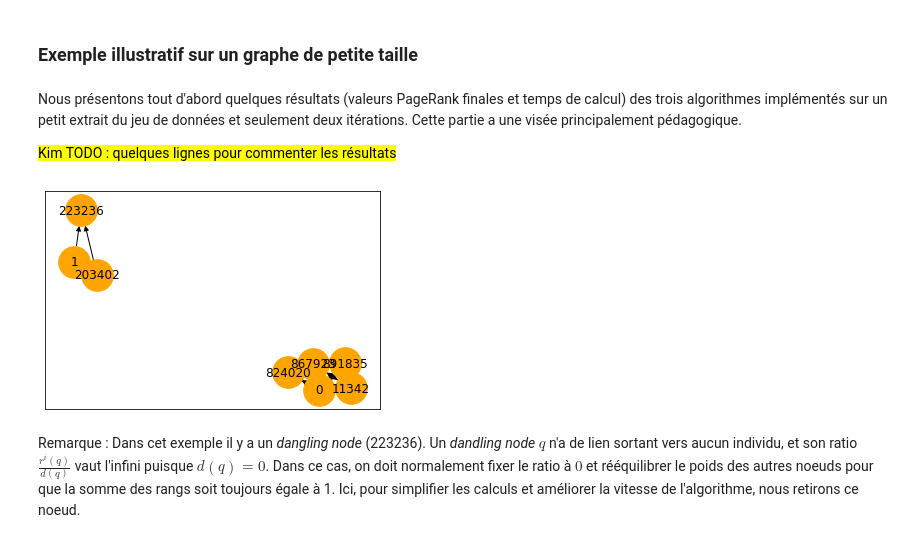
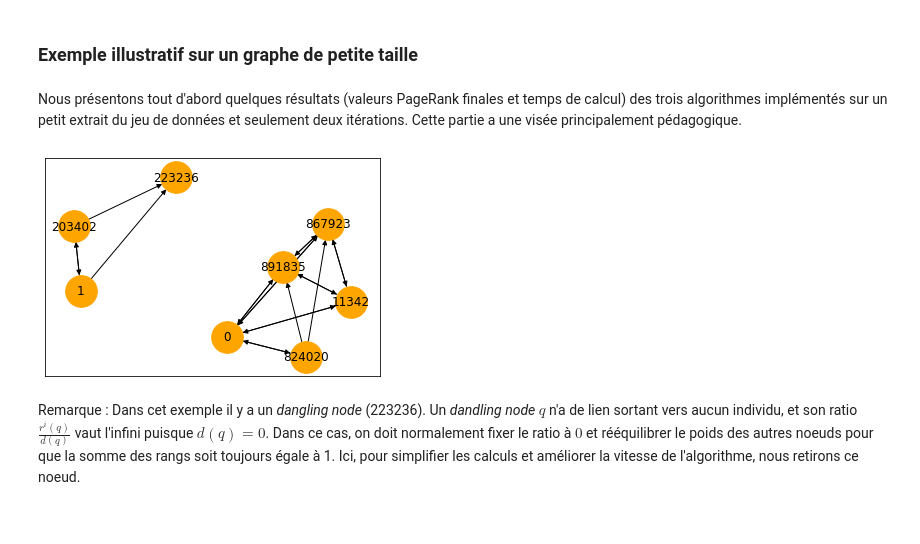
Before and after one commit to ARKEnsae/Pagerank_pyspark, a Jupyter notebook: DocPageRank.ipynb, the cells around one changed output. Saved outputs shown, nothing was run; the diff lists cells and outputs as text; code cells hidden in the pictures.

```diff
--- a/DocPageRank.ipynb
+++ b/DocPageRank.ipynb
@@ -484,21 +487,22 @@ def creer_graphique_timer_iters(nbs_iters,with_spark_list,
 ### Exemple illustratif sur un graphe de petite taille
 # %% [markdown]
 Nous présentons tout d'abord quelques résultats (valeurs PageRank finales et temps de calcul) des trois algorithmes implémentés sur un petit extrait du jeu de données et seulement deux itérations. Cette partie a une visée principalement pédagogique.
-
-<mark> Kim TODO : quelques lignes pour commenter les résultats </mark>
 # %%
 #sauver_donnees(nb_lignes=100, fichier="web-Google")
 
 #Représentation graphique des noeuds (pages) et des liens entre ces noeuds (pages)
 fichier = "web-Google"
 nb_lignes = 100
 df1 = pd.read_csv("data/{}{}.txt".format(fichier,nb_lignes),
                   sep=' ', names=["in","out"])
 G1=nx.from_pandas_edgelist(df1, 'in', 'out',create_using=nx.DiGraph())
-nx.draw_networkx(G1, node_color = 'orange', node_size = 1000,arrows=True)
-#plt.savefig('graph/graph_nodes_test.png')
+#agrandir l'espacement par défaut entre noeuds
+pos = nx.spring_layout(G1, k=0.9, iterations=20)
+nx.draw_networkx(G1, node_color = 'orange',
+                 node_size = 1000,arrows=True, pos=pos)
+plt.savefig('graph/graph_nodes_test.png')
 # %% [output]
-[figure, old version]
+[figure, new version]
 # %% [markdown]
 Remarque : Dans cet exemple il y a un *dangling node* (223236). Un *dandling node* $q$ n'a de lien sortant vers aucun individu, et son ratio $\frac{r^{i}(q)}{d(q)}$ vaut l'infini puisque $d(q)=0$. Dans ce cas, on doit normalement fixer le ratio à $0$ et rééquilibrer le poids des autres noeuds pour que la somme des rangs soit toujours égale à 1. Ici, pour simplifier les calculs et améliorer la vitesse de l'algorithme, nous retirons ce noeud.
 # %%
```
Also changed, not shown: parts of 27 cells of this notebook, 1 other file.
